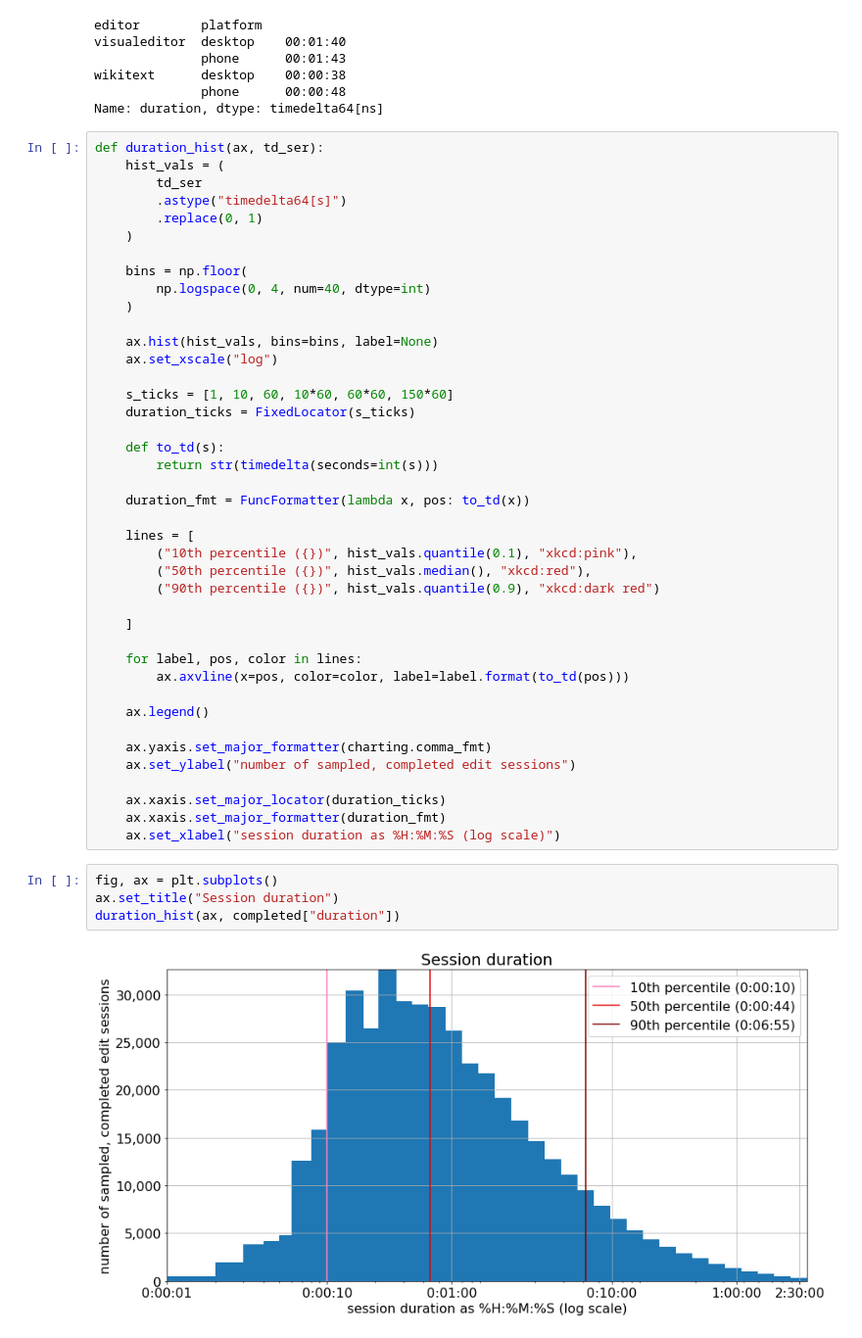
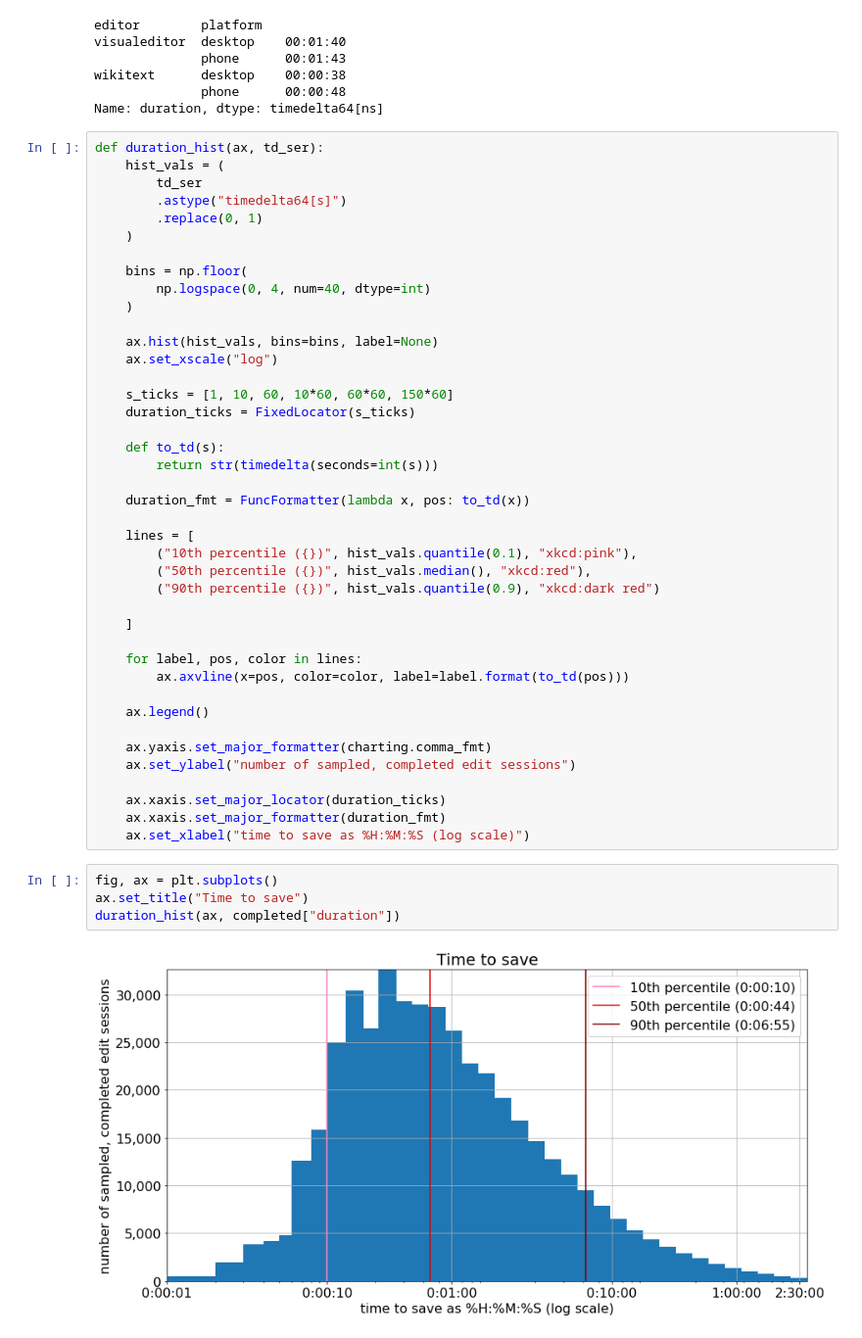
Before and after one commit to wikimedia-research/2018-08-Editing-metrics-snapshots, a Jupyter notebook: analysis.ipynb, the cells around one changed output. Shown at 98% size. Cells and saved outputs as stored; diff of their text form.

```diff
--- a/analysis.ipynb
+++ b/analysis.ipynb
@@ -688,13 +689,13 @@ def duration_hist(ax, td_ser):
 
     ax.xaxis.set_major_locator(duration_ticks)
     ax.xaxis.set_major_formatter(duration_fmt)
-    ax.set_xlabel("session duration as %H:%M:%S (log scale)")
+    ax.set_xlabel("time to save as %H:%M:%S (log scale)")
 # %%
 fig, ax = plt.subplots()
-ax.set_title("Session duration")
+ax.set_title("Time to save")
 duration_hist(ax, completed["duration"])
 # %% [output]
-[figure, old version]
+[figure, new version]
 # %%
 full_desktop = completed.query("platform == 'desktop'")
 full_phone = completed.query("platform == 'phone'")
```
Also changed, not shown: parts of 3 cells of this notebook.
